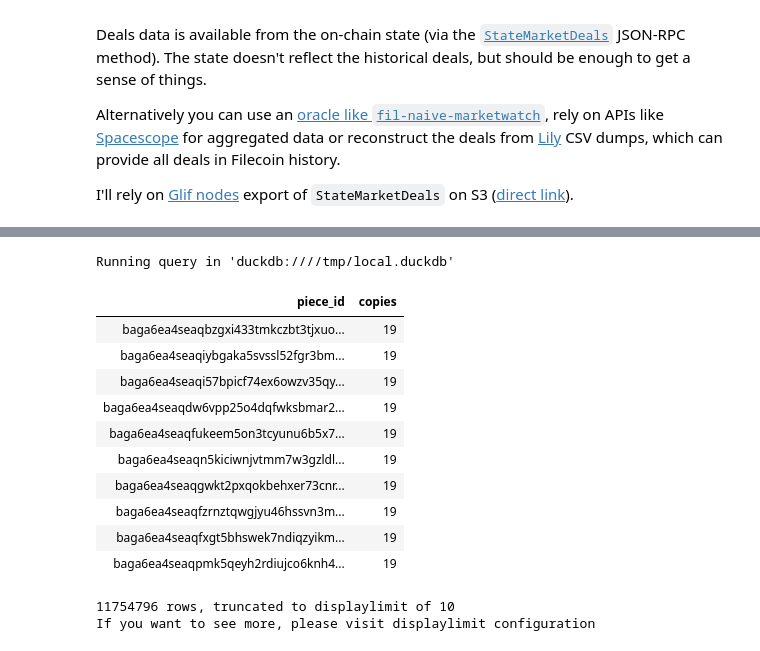
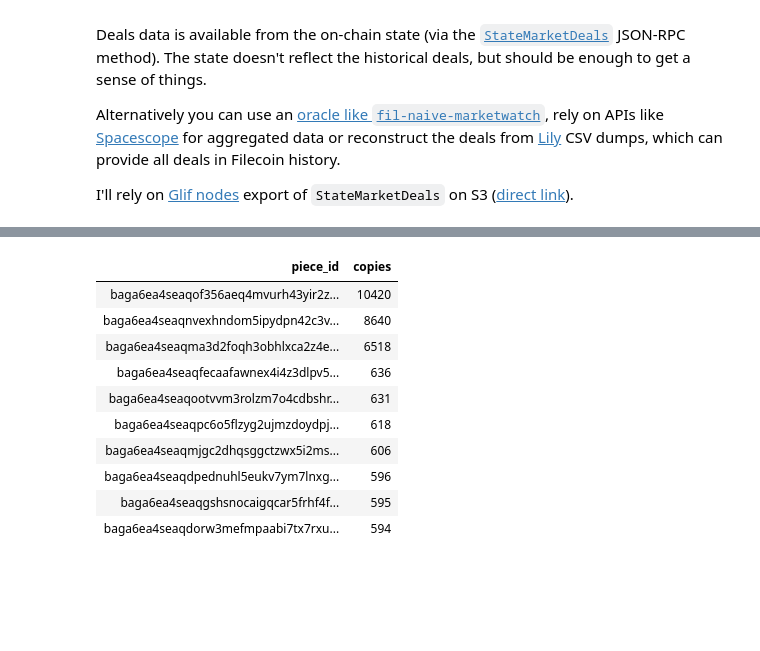
Before and after one commit to davidgasquez/filecoin-data-portal, a Jupyter notebook: notebooks/2023-05-15 Exploring Filecoin Deals.ipynb, the cells around one changed output, grey strips where cells are left out. Drawn from its saved outputs; the diff is of its cells as text; code cells hidden in the pictures; blank space fills up the shorter version.

```diff
--- a/notebooks/2023-05-15 Exploring Filecoin Deals.ipynb
+++ b/notebooks/2023-05-15 Exploring Filecoin Deals.ipynb
@@ -67,28 +68,25 @@ Name: SectorStartLag, dtype: float64
 # %%
 %%sql
 
 select
     PieceCID."/" as piece_id,
     count(*) as copies
-from state_market_deals
+from filecoin_state_market_deals
 where 1=1
     and SectorStartEpoch != -1
     and SlashEpoch = -1
 group by piece_id
-having copies < 20
-order by 2 desc
+order by copies desc
+limit 10
 # %% [output]
-Running query in 'duckdb:////tmp/local.duckdb'
 | piece_id | copies |
-| baga6ea4seaqbzgxi433tmkczbt3tjxuo... | 19 |
-| baga6ea4seaqiybgaka5svssl52fgr3bm... | 19 |
-| baga6ea4seaqi57bpicf74ex6owzv35qy... | 19 |
-| baga6ea4seaqdw6vpp25o4dqfwksbmar2... | 19 |
-| baga6ea4seaqfukeem5on3tcyunu6b5x7... | 19 |
-| baga6ea4seaqn5kiciwnjvtmm7w3gzldl... | 19 |
-| baga6ea4seaqgwkt2pxqokbehxer73cnr... | 19 |
-| baga6ea4seaqfzrnztqwgjyu46hssvn3m... | 19 |
-| baga6ea4seaqfxgt5bhswek7ndiqzyikm... | 19 |
-| baga6ea4seaqpmk5qeyh2rdiujco6knh4... | 19 |
+| baga6ea4seaqof356aeq4mvurh43yir2z... | 10420 |
+| baga6ea4seaqnvexhndom5ipydpn42c3v... | 8640 |
+| baga6ea4seaqma3d2foqh3obhlxca2z4e... | 6518 |
+| baga6ea4seaqfecaafawnex4i4z3dlpv5... | 636 |
+| baga6ea4seaqootvvm3rolzm7o4cdbshr... | 631 |
+| baga6ea4seaqpc6o5flzyg2ujmzdoydpj... | 618 |
+| baga6ea4seaqmjgc2dhqsggctzwx5i2ms... | 606 |
+| baga6ea4seaqdpednuhl5eukv7ym7lnxg... | 596 |
+| baga6ea4seaqgshsnocaigqcar5frhf4f... | 595 |
+| baga6ea4seaqdorw3mefmpaabi7tx7rxu... | 594 |
-11754796 rows, truncated to displaylimit of 10
-If you want to see more, please visit displaylimit configuration
```
Also changed, not shown: parts of 14 cells of this notebook, 6 other files.
